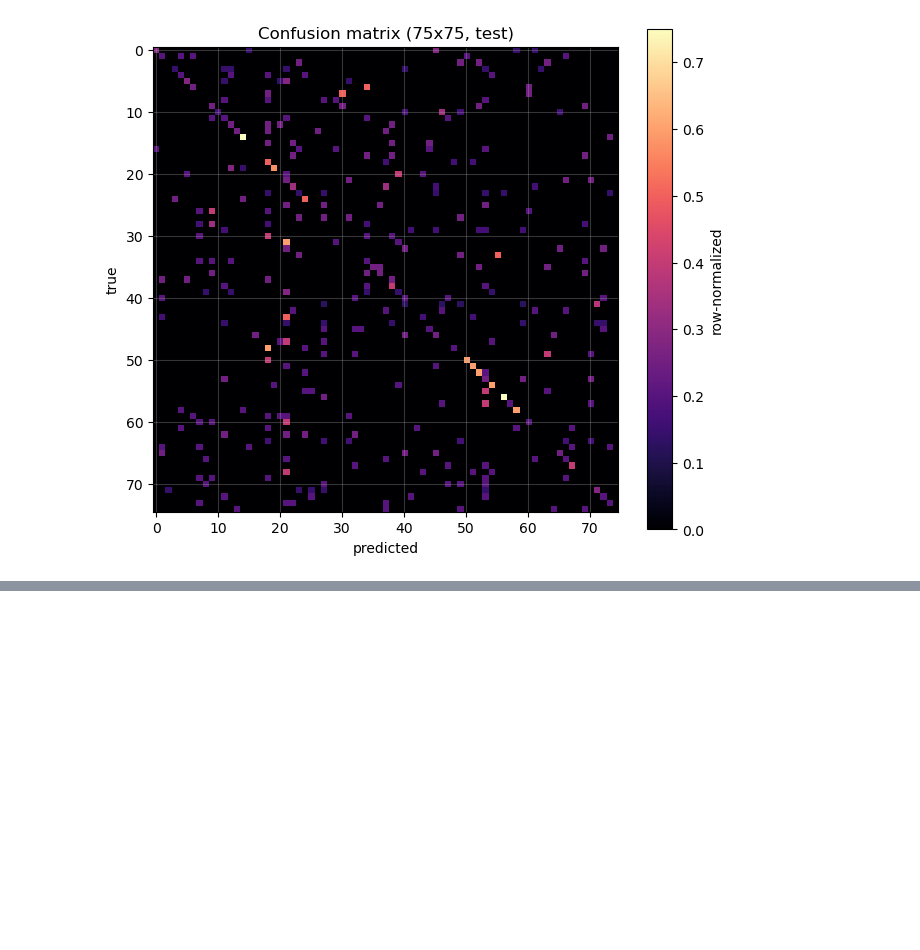
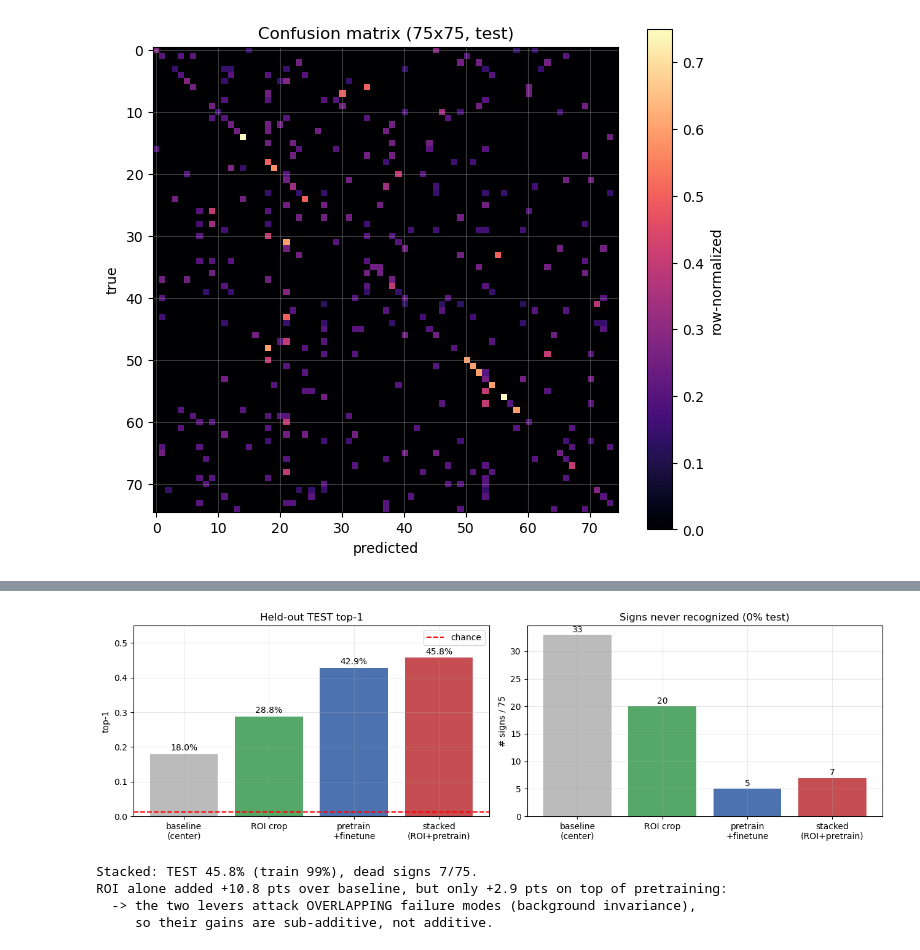
Before and after one commit to rikkiiwang/asl-learning, a Jupyter notebook: model/notebooks/model_story.ipynb, the cells around one changed output, grey strips where cells are left out. Saved outputs shown, nothing was run; the diff lists cells and outputs as text; code cells hidden in the pictures; blank space fills up the shorter version.

```diff
--- a/model/notebooks/model_story.ipynb
+++ b/model/notebooks/model_story.ipynb
@@ -224,0 +302,32 @@ high — it simply asks the learner to retry when unsure, rather than passing a
+# %%
+R_stack = analysis.run_analysis(
+    ckpt='artifacts/checkpoints/finetune_roi/best.pt',
+    cache='artifacts/cache/clips_roi.npz',
+    norm='artifacts/manifest/norm_roi.json')
+labels_setup = ['baseline\n(center)', 'ROI crop', 'pretrain\n+finetune', 'stacked\n(ROI+pretrain)']
+runs = [R, R_roi, R_ft, R_stack]
+tests = [r['acc']['test'] for r in runs]
+zeros = [int(np.isnan(r['per_class']).sum() + (r['per_class'] == 0).sum()) for r in runs]
+fig, ax = plt.subplots(1, 2, figsize=(13, 4))
+cols = ['#bbb', '#55a868', '#4c72b0', '#c44e52']
+ax[0].bar(labels_setup, tests, color=cols)
+for i, v in enumerate(tests): ax[0].text(i, v + .01, f'{v:.1%}', ha='center')
+ax[0].set(title='Held-out TEST top-1', ylim=(0, .55), ylabel='top-1')
+ax[0].axhline(1/75, ls='--', c='red', label='chance'); ax[0].legend()
+ax[1].bar(labels_setup, zeros, color=cols)
+for i, v in enumerate(zeros): ax[1].text(i, v + .5, str(v), ha='center')
+ax[1].set(title='Signs never recognized (0% test)', ylabel='# signs / 75')
+plt.tight_layout(); plt.show()
+print('Stacked: TEST %.1f%% (train %.0f%%), dead signs %d/75.'
+      % (100*R_stack['acc']['test'], 100*R_stack['acc']['train'], zeros[3]))
+print('ROI alone added +%.1f pts over baseline, but only +%.1f pts on top of pretraining:'
+      % (100*(R_roi['acc']['test']-R['acc']['test']),
+         100*(R_stack['acc']['test']-R_ft['acc']['test'])))
+print('  -> the two levers attack OVERLAPPING failure modes (background invariance),')
+print('     so their gains are sub-additive, not additive.')
+# %% [output]
+[figure, added]
+Stacked: TEST 45.8% (train 99%), dead signs 7/75.
+ROI alone added +10.8 pts over baseline, but only +2.9 pts on top of pretraining:
+  -> the two levers attack OVERLAPPING failure modes (background invariance),
+     so their gains are sub-additive, not additive.
```
Also changed, not shown: parts of 10 cells of this notebook, 23 other files.
